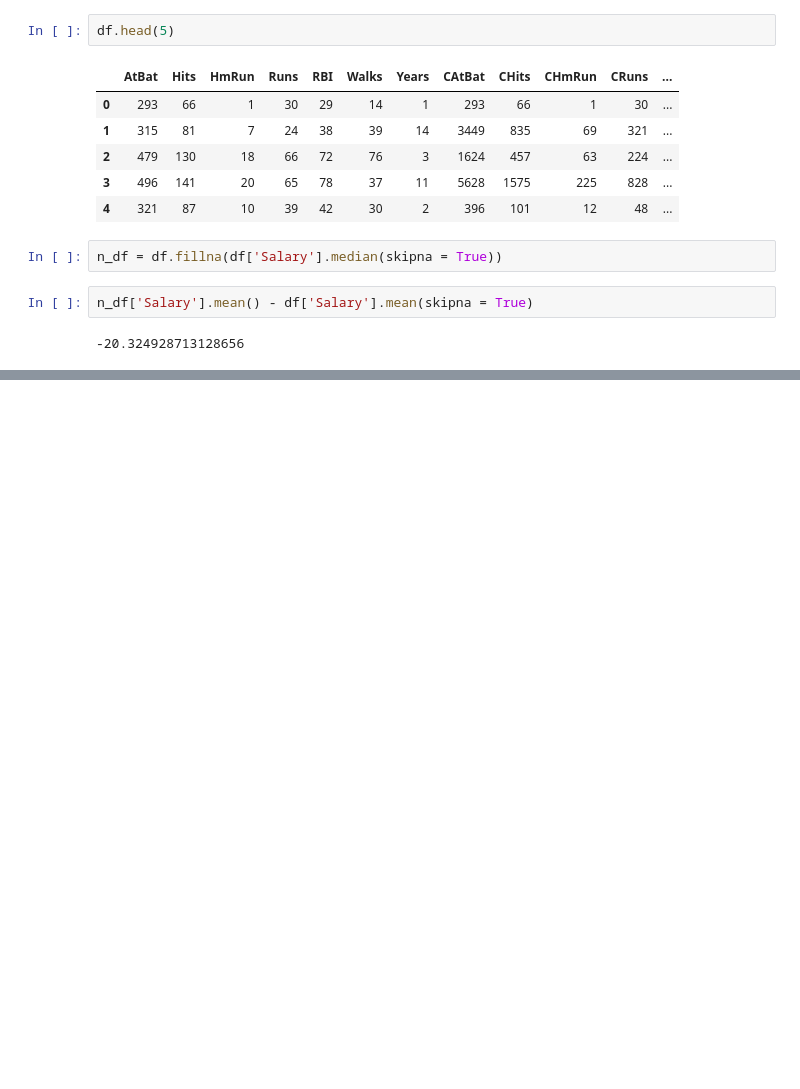
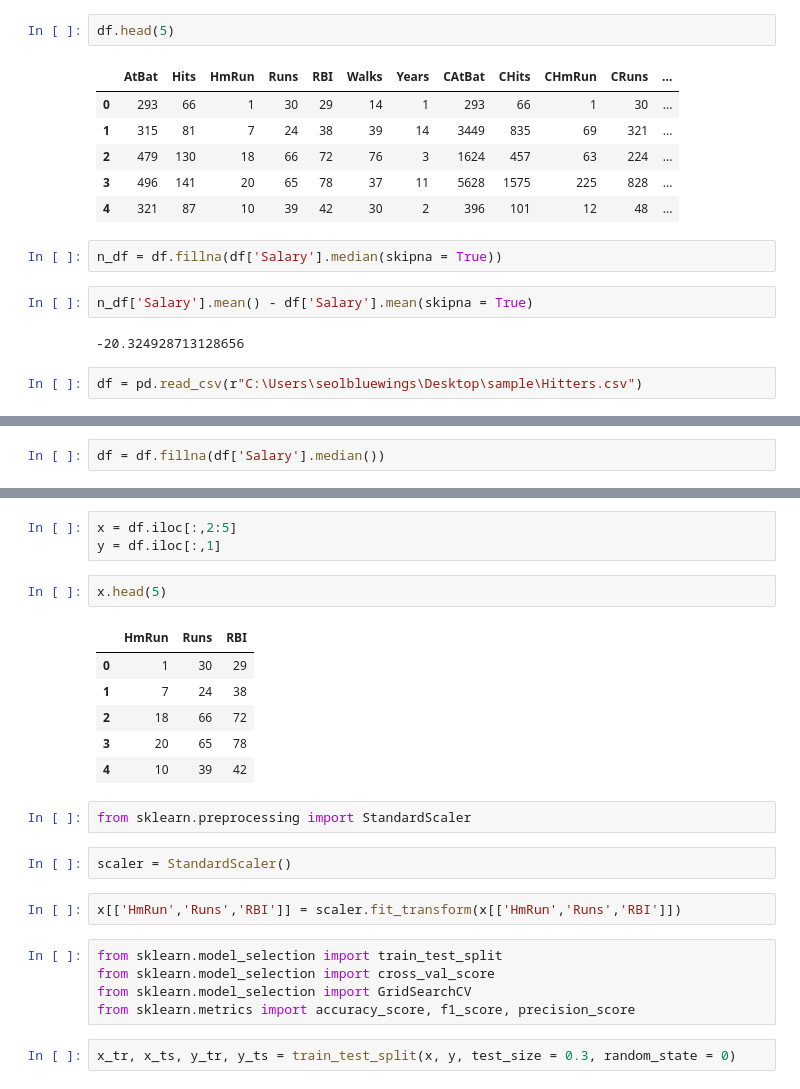
Before and after one commit to seolbluewings/Python, a Jupyter notebook: TEST_PREPARE_CHAP2.ipynb, the cells around one changed output, grey strips where cells are left out. Drawn from its saved outputs; the diff is of its cells as text; blank space fills up the shorter version.

```diff
--- a/TEST_PREPARE_CHAP2.ipynb
+++ b/TEST_PREPARE_CHAP2.ipynb
@@ -272,3 +272,5 @@ n_df = df.fillna(df['Salary'].median(skipna = True))
 n_df['Salary'].mean() - df['Salary'].mean(skipna = True)
 # %% [output]
 -20.324928713128656
+# %%
+df = pd.read_csv(r"C:\Users\seolbluewings\Desktop\sample\Hitters.csv")
@@ -274,0 +306,2 @@ n_df['Salary'].mean() - df['Salary'].mean(skipna = True)
+# %%
+df = df.fillna(df['Salary'].median())
@@ -274,0 +317,25 @@ n_df['Salary'].mean() - df['Salary'].mean(skipna = True)
+# %%
+x = df.iloc[:,2:5]
+y = df.iloc[:,1]
+# %%
+x.head(5)
+# %% [output]
+|  | HmRun | Runs | RBI |
+| 0 | 1 | 30 | 29 |
+| 1 | 7 | 24 | 38 |
+| 2 | 18 | 66 | 72 |
+| 3 | 20 | 65 | 78 |
+| 4 | 10 | 39 | 42 |
+# %%
+from sklearn.preprocessing import StandardScaler
+# %%
+scaler = StandardScaler()
+# %%
+x[['HmRun','Runs','RBI']] = scaler.fit_transform(x[['HmRun','Runs','RBI']])
+# %%
+from sklearn.model_selection import train_test_split
+from sklearn.model_selection import cross_val_score
+from sklearn.model_selection import GridSearchCV
+from sklearn.metrics import accuracy_score, f1_score, precision_score
+# %%
+x_tr, x_ts, y_tr, y_ts = train_test_split(x, y, test_size = 0.3, random_state = 0)
```
Also changed, not shown: parts of 73 cells of this notebook, 1 other file.
